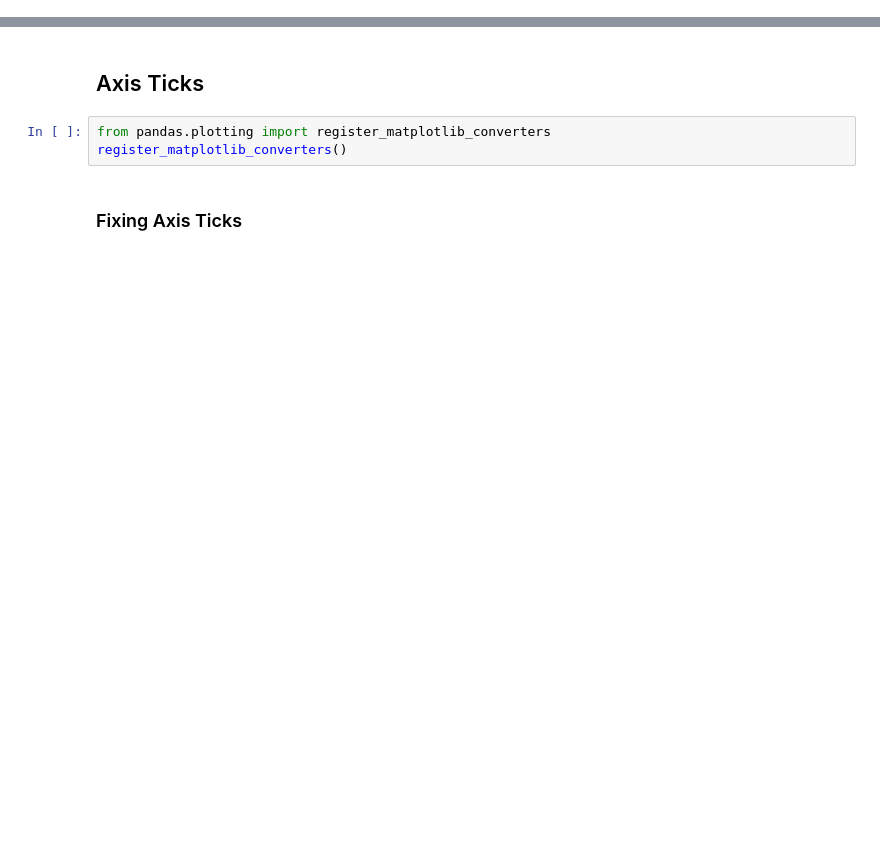
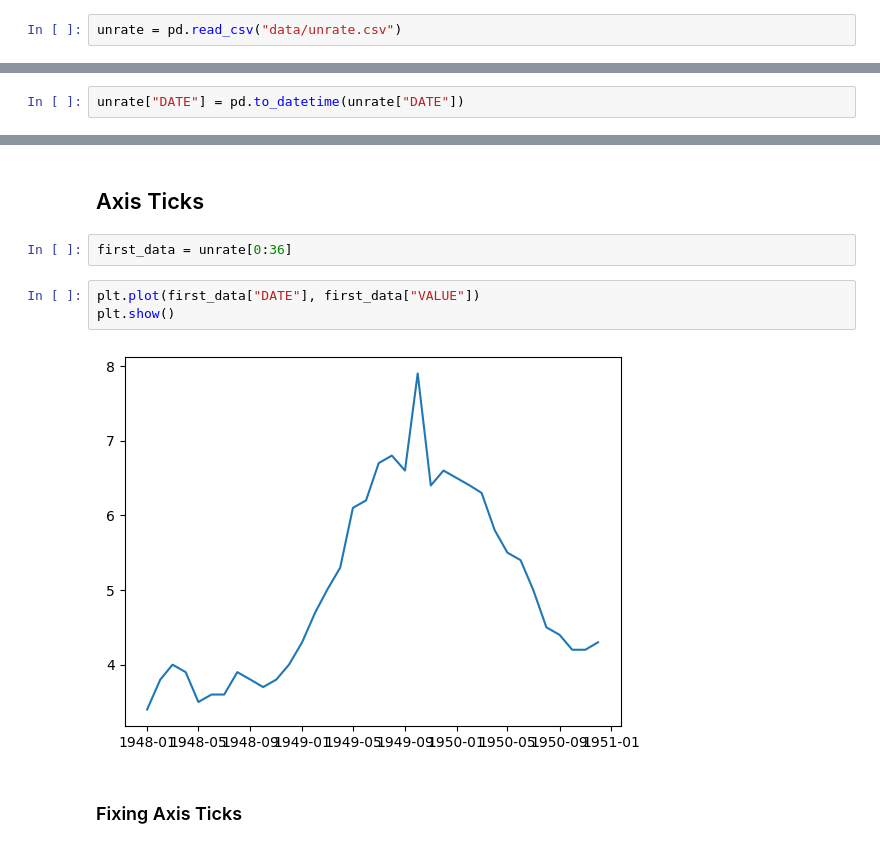
Before and after one commit to icta-tecaji/python-data-analysis-public, a Jupyter notebook: Del_05_Prikazovanje_podatkov_osnovno/05_Prikazovanje_podatkov_osnovno_CLEAN.ipynb, the cells around one changed output, grey strips where cells are left out. Cells and saved outputs as stored; diff of their text form; blank space fills up the shorter version.

```diff
--- a/Del_05_Prikazovanje_podatkov_osnovno/05_Prikazovanje_podatkov_osnovno_CLEAN.ipynb
+++ b/Del_05_Prikazovanje_podatkov_osnovno/05_Prikazovanje_podatkov_osnovno_CLEAN.ipynb
@@ -6,0 +15,2 @@
+# %%
+unrate = pd.read_csv("data/unrate.csv")
@@ -6,0 +45,2 @@
+# %%
+unrate["DATE"] = pd.to_datetime(unrate["DATE"])
@@ -12,7 +87,11 @@ print(f'matplotlib: {matplotlib.__version__}')
 # %% [markdown]
 ## Axis Ticks
-# %%
-from pandas.plotting import register_matplotlib_converters
-register_matplotlib_converters()
+# %%
+first_data = unrate[0:36]
+# %%
+plt.plot(first_data["DATE"], first_data["VALUE"])
+plt.show()
+# %% [output]
+[figure, added]
 # %% [markdown]
 ### Fixing Axis Ticks
```
Also changed, not shown: parts of 14 cells of this notebook, 3 other files.
